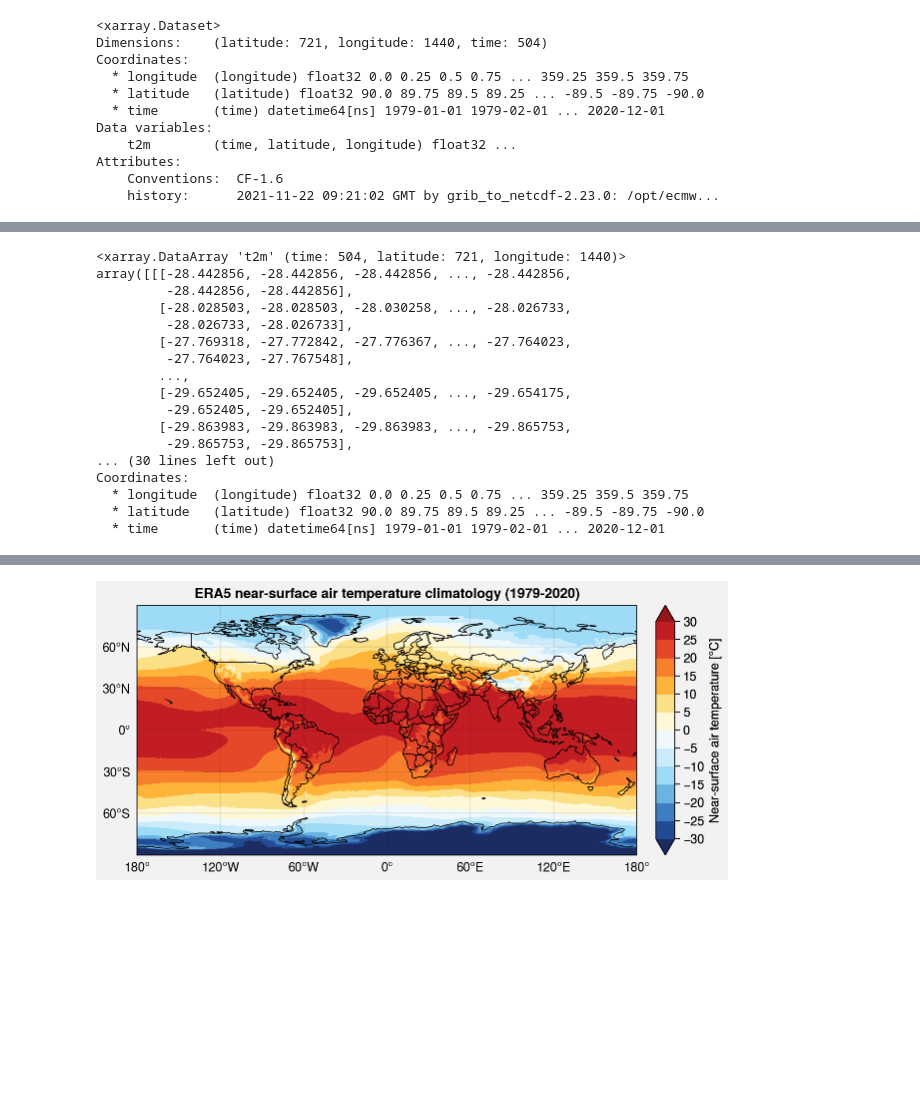
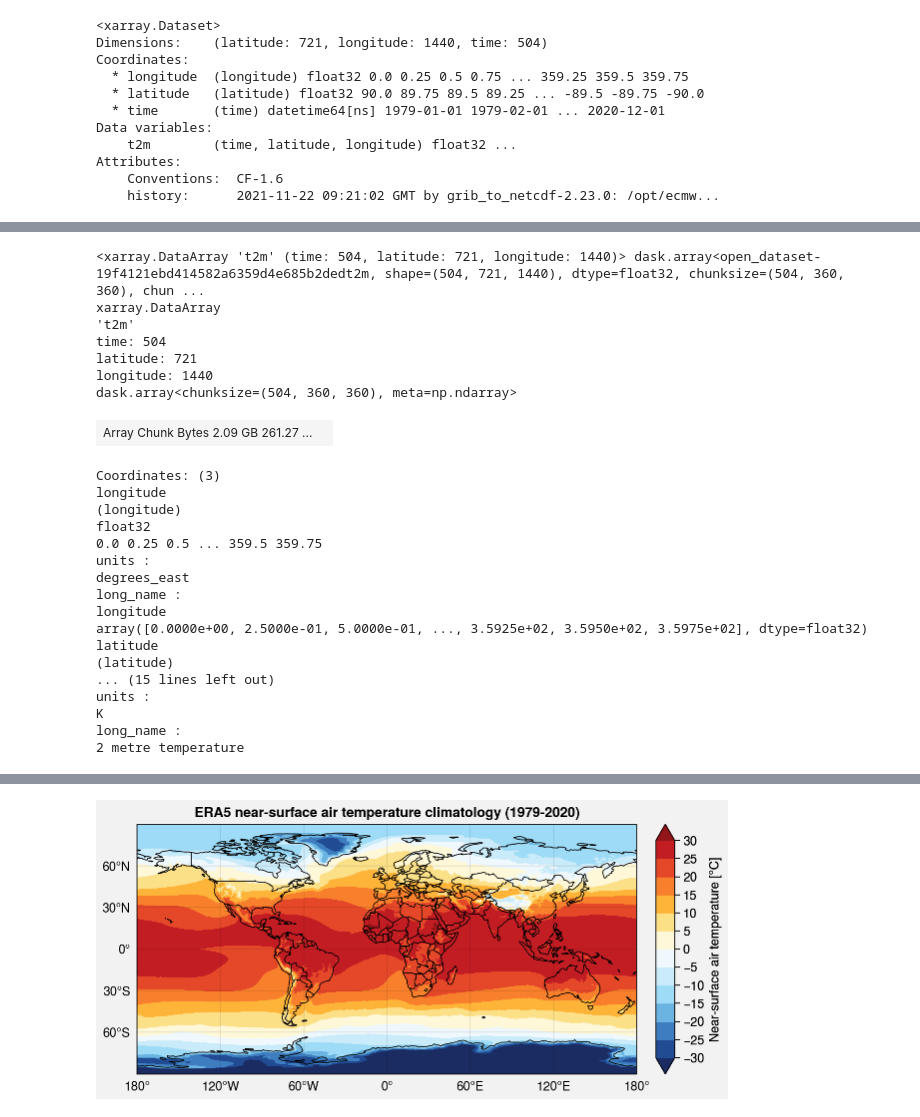
Before and after one commit to mickaellalande/ERCA, a Jupyter notebook: test.ipynb, the cells around one changed output, grey strips where cells are left out. Drawn from its saved outputs; the diff is of its cells as text; code cells hidden in the pictures; blank space fills up the shorter version.

```diff
--- a/test.ipynb
+++ b/test.ipynb
@@ -92,21 +147,29 @@ Attributes:
 # %%
-da = ds.t2m - 273.15
+da = ds.t2m
 da
 # %% [output]
-<xarray.DataArray 't2m' (time: 504, latitude: 721, longitude: 1440)>
-array([[[-28.442856, -28.442856, -28.442856, ..., -28.442856,
-         -28.442856, -28.442856],
-        [-28.028503, -28.028503, -28.030258, ..., -28.026733,
-         -28.026733, -28.026733],
-        [-27.769318, -27.772842, -27.776367, ..., -27.764023,
-         -27.764023, -27.767548],
-        ...,
-        [-29.652405, -29.652405, -29.652405, ..., -29.654175,
-         -29.652405, -29.652405],
-        [-29.863983, -29.863983, -29.863983, ..., -29.865753,
-         -29.865753, -29.865753],
-... (30 lines left out)
-Coordinates:
-  * longitude  (longitude) float32 0.0 0.25 0.5 0.75 ... 359.25 359.5 359.75
-  * latitude   (latitude) float32 90.0 89.75 89.5 89.25 ... -89.5 -89.75 -90.0
-  * time       (time) datetime64[ns] 1979-01-01 1979-02-01 ... 2020-12-01
+<xarray.DataArray 't2m' (time: 504, latitude: 721, longitude: 1440)> dask.array<open_dataset-19f4121ebd414582a6359d4e685b2dedt2m, shape=(504, 721, 1440), dtype=float32, chunksize=(504, 360, 360), chun ...
+xarray.DataArray
+'t2m'
+time: 504
+latitude: 721
+longitude: 1440
+dask.array<chunksize=(504, 360, 360), meta=np.ndarray>
+| Array Chunk Bytes 2.09 GB 261.27 ... |  |
+Coordinates: (3)
+longitude
+(longitude)
+float32
+0.0 0.25 0.5 ... 359.5 359.75
+units :
+degrees_east
+long_name :
+longitude
+array([0.0000e+00, 2.5000e-01, 5.0000e-01, ..., 3.5925e+02, 3.5950e+02, 3.5975e+02], dtype=float32)
+latitude
+(latitude)
+... (15 lines left out)
+units :
+K
+long_name :
+2 metre temperature
```
Also changed, not shown: parts of 14 cells of this notebook, 1 other file.
